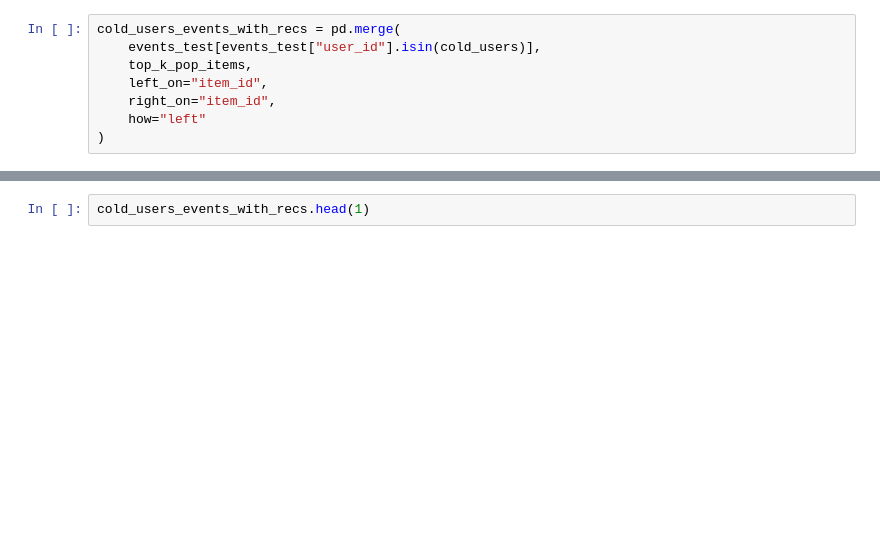
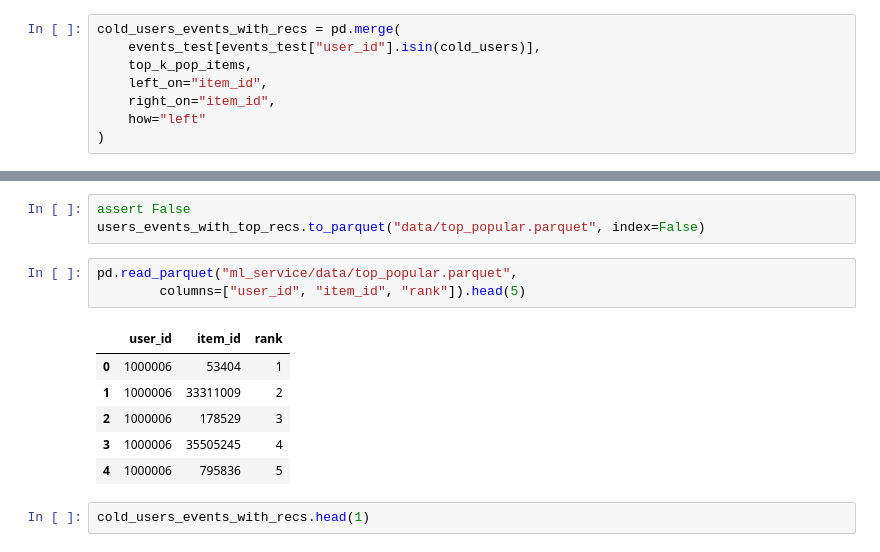
Before and after one commit to MaryIzo/mle-project-sprint-4-v001, a Jupyter notebook: recommendations.ipynb, the cells around one changed output, grey strips where cells are left out. Saved outputs shown, nothing was run; the diff lists cells and outputs as text; blank space fills up the shorter version.

Commit message:
ml_service

```diff
--- a/recommendations.ipynb
+++ b/recommendations.ipynb
@@ -722,3 +751,16 @@ cold_users_events_with_recs = pd.merge(
+# %%
+assert False
+users_events_with_top_recs.to_parquet("data/top_popular.parquet", index=False)
+# %%
+pd.read_parquet("ml_service/data/top_popular.parquet",
+        columns=["user_id", "item_id", "rank"]).head(5)
+# %% [output]
+|  | user_id | item_id | rank |
+| 0 | 1000006 | 53404 | 1 |
+| 1 | 1000006 | 33311009 | 2 |
+| 2 | 1000006 | 178529 | 3 |
+| 3 | 1000006 | 35505245 | 4 |
+| 4 | 1000006 | 795836 | 5 |
 # %%
 cold_users_events_with_recs.head(1)
 # %% [output]
```
Also changed, not shown: parts of 6 cells of this notebook, 11 other files.
